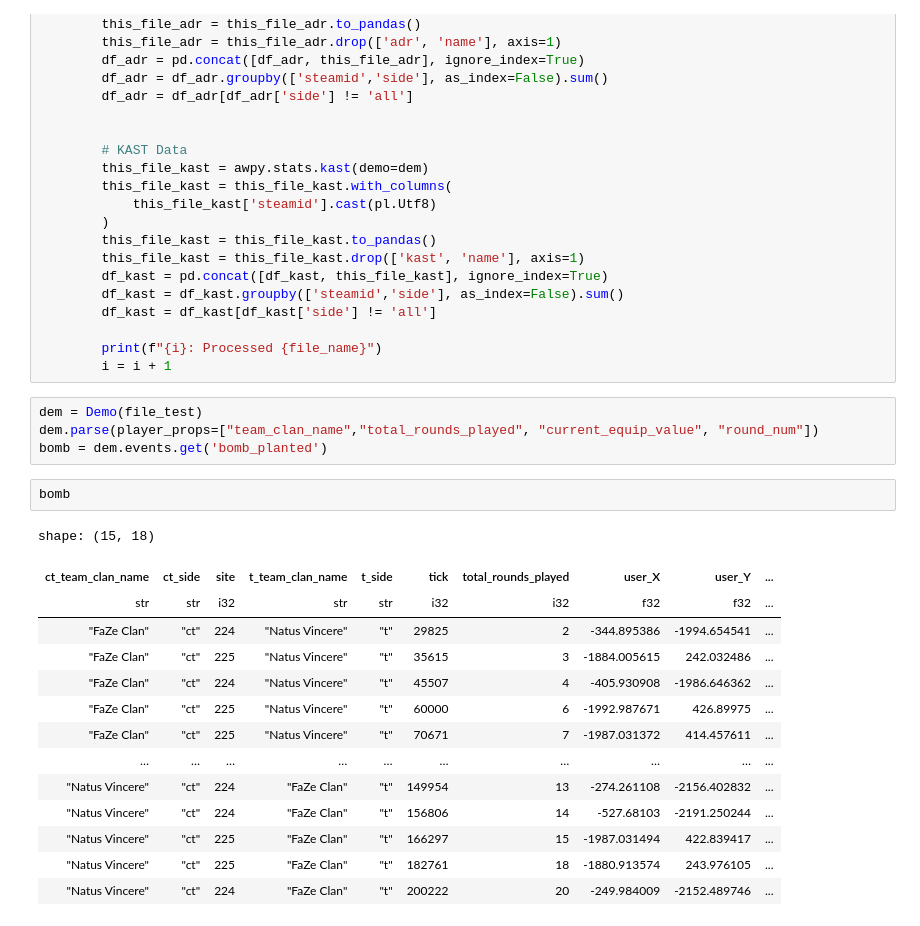
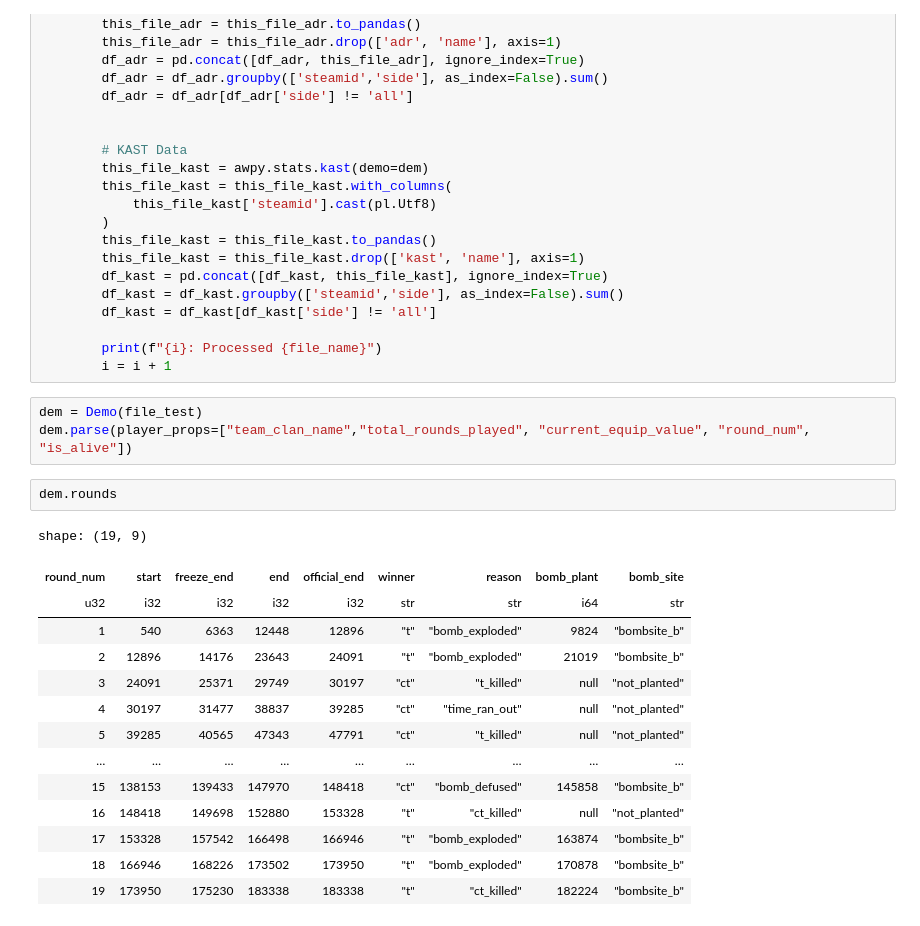
Before and after one commit to VictorLima4/CS2, a Jupyter notebook: scripts/debbuging.ipynb, the cells around one changed output. Saved outputs shown, nothing was run; the diff lists cells and outputs as text.

```diff
--- a/scripts/debbuging.ipynb
+++ b/scripts/debbuging.ipynb
@@ -353,22 +353,21 @@ for file_name in os.listdir(folder_path):
         i = i + 1
 # %%
 dem = Demo(file_test)
-dem.parse(player_props=["team_clan_name","total_rounds_played", "current_equip_value", "round_num"])
-bomb = dem.events.get('bomb_planted')
+dem.parse(player_props=["team_clan_name","total_rounds_played", "current_equip_value", "round_num", "is_alive"])
-# %%
-bomb
-# %% [output]
-shape: (15, 18)
-| ct_team_clan_name | ct_side | site | t_team_clan_name | t_side | tick | total_rounds_played | user_X | user_Y | ... |
-| str | str | i32 | str | str | i32 | i32 | f32 | f32 | ... |
-| "FaZe Clan" | "ct" | 224 | "Natus Vincere" | "t" | 29825 | 2 | -344.895386 | -1994.654541 | ... |
-| "FaZe Clan" | "ct" | 225 | "Natus Vincere" | "t" | 35615 | 3 | -1884.005615 | 242.032486 | ... |
-| "FaZe Clan" | "ct" | 224 | "Natus Vincere" | "t" | 45507 | 4 | -405.930908 | -1986.646362 | ... |
-| "FaZe Clan" | "ct" | 225 | "Natus Vincere" | "t" | 60000 | 6 | -1992.987671 | 426.89975 | ... |
-| "FaZe Clan" | "ct" | 225 | "Natus Vincere" | "t" | 70671 | 7 | -1987.031372 | 414.457611 | ... |
-| … | … | … | … | … | … | … | … | … | ... |
-| "Natus Vincere" | "ct" | 224 | "FaZe Clan" | "t" | 149954 | 13 | -274.261108 | -2156.402832 | ... |
-| "Natus Vincere" | "ct" | 224 | "FaZe Clan" | "t" | 156806 | 14 | -527.68103 | -2191.250244 | ... |
-| "Natus Vincere" | "ct" | 225 | "FaZe Clan" | "t" | 166297 | 15 | -1987.031494 | 422.839417 | ... |
-| "Natus Vincere" | "ct" | 225 | "FaZe Clan" | "t" | 182761 | 18 | -1880.913574 | 243.976105 | ... |
-| "Natus Vincere" | "ct" | 224 | "FaZe Clan" | "t" | 200222 | 20 | -249.984009 | -2152.489746 | ... |
+# %%
+dem.rounds
+# %% [output]
+shape: (19, 9)
+| round_num | start | freeze_end | end | official_end | winner | reason | bomb_plant | bomb_site |
+| u32 | i32 | i32 | i32 | i32 | str | str | i64 | str |
+| 1 | 540 | 6363 | 12448 | 12896 | "t" | "bomb_exploded" | 9824 | "bombsite_b" |
+| 2 | 12896 | 14176 | 23643 | 24091 | "t" | "bomb_exploded" | 21019 | "bombsite_b" |
+| 3 | 24091 | 25371 | 29749 | 30197 | "ct" | "t_killed" | null | "not_planted" |
+| 4 | 30197 | 31477 | 38837 | 39285 | "ct" | "time_ran_out" | null | "not_planted" |
+| 5 | 39285 | 40565 | 47343 | 47791 | "ct" | "t_killed" | null | "not_planted" |
+| … | … | … | … | … | … | … | … | … |
+| 15 | 138153 | 139433 | 147970 | 148418 | "ct" | "bomb_defused" | 145858 | "bombsite_b" |
+| 16 | 148418 | 149698 | 152880 | 153328 | "t" | "ct_killed" | null | "not_planted" |
+| 17 | 153328 | 157542 | 166498 | 166946 | "t" | "bomb_exploded" | 163874 | "bombsite_b" |
+| 18 | 166946 | 168226 | 173502 | 173950 | "t" | "bomb_exploded" | 170878 | "bombsite_b" |
+| 19 | 173950 | 175230 | 183338 | 183338 | "t" | "ct_killed" | 182224 | "bombsite_b" |
```
Also changed, not shown: parts of 7 cells of this notebook, 1 other file.
